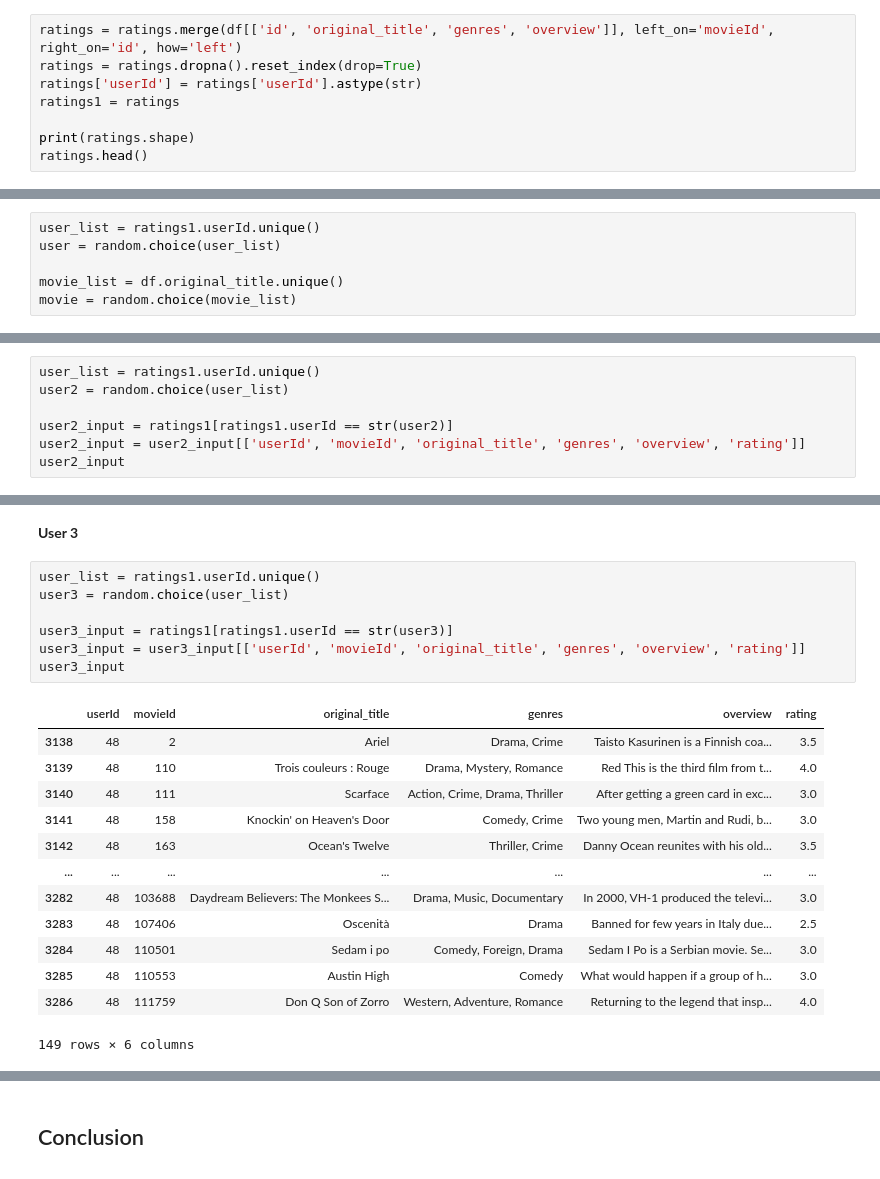
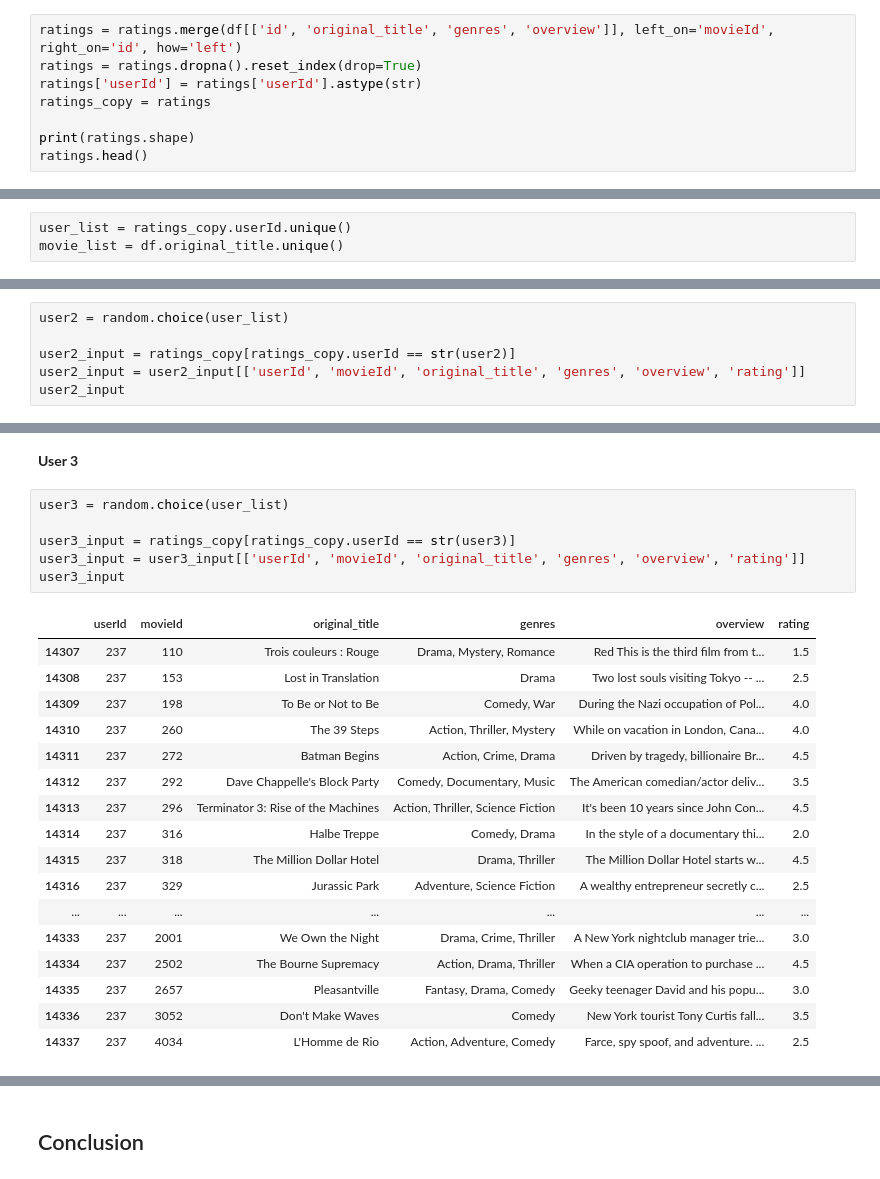
Before and after one commit to ychong4/ychong4.github.io, a Jupyter notebook: Activity 2/Recommender System/Recommender-System-movies.ipynb, the cells around one changed output, grey strips where cells are left out. Drawn from its saved outputs; the diff is of its cells as text.

```diff
--- a/Activity 2/Recommender System/Recommender-System-movies.ipynb
+++ b/Activity 2/Recommender System/Recommender-System-movies.ipynb
@@ -491,7 +499,7 @@ ratings
 ratings = ratings.merge(df[['id', 'original_title', 'genres', 'overview']], left_on='movieId', right_on='id', how='left')
 ratings = ratings.dropna().reset_index(drop=True)
 ratings['userId'] = ratings['userId'].astype(str)
-ratings1 = ratings
+ratings_copy = ratings
 
 print(ratings.shape)
 ratings.head()
@@ -715,6 +802,3 @@ def predict_movie_df(userId, top_n):
 # %%
-user_list = ratings1.userId.unique()
-user = random.choice(user_list)
-
+user_list = ratings_copy.userId.unique()
 movie_list = df.original_title.unique()
-movie = random.choice(movie_list)
@@ -766,10 +862,9 @@ predict_movie_df(user, 5)
 # %% [markdown]
 **User 2**
 # %%
-user_list = ratings1.userId.unique()
 user2 = random.choice(user_list)
 
-user2_input = ratings1[ratings1.userId == str(user2)]
+user2_input = ratings_copy[ratings_copy.userId == str(user2)]
 user2_input = user2_input[['userId', 'movieId', 'original_title', 'genres', 'overview', 'rating']]
 user2_input
 # %% [output]
@@ -798,24 +902,27 @@ predict_movie_df(user2, 5)
 # %% [markdown]
 **User 3**
 # %%
-user_list = ratings1.userId.unique()
 user3 = random.choice(user_list)
 
-user3_input = ratings1[ratings1.userId == str(user3)]
+user3_input = ratings_copy[ratings_copy.userId == str(user3)]
 user3_input = user3_input[['userId', 'movieId', 'original_title', 'genres', 'overview', 'rating']]
 user3_input
 # %% [output]
 |  | userId | movieId | original_title | genres | overview | rating |
-| 3138 | 48 | 2 | Ariel | Drama, Crime | Taisto Kasurinen is a Finnish coa... | 3.5 |
-| 3139 | 48 | 110 | Trois couleurs : Rouge | Drama, Mystery, Romance | Red This is the third film from t... | 4.0 |
-| 3140 | 48 | 111 | Scarface | Action, Crime, Drama, Thriller | After getting a green card in exc... | 3.0 |
-| 3141 | 48 | 158 | Knockin' on Heaven's Door | Comedy, Crime | Two young men, Martin and Rudi, b... | 3.0 |
-| 3142 | 48 | 163 | Ocean's Twelve | Thriller, Crime | Danny Ocean reunites with his old... | 3.5 |
+| 14307 | 237 | 110 | Trois couleurs : Rouge | Drama, Mystery, Romance | Red This is the third film from t... | 1.5 |
+| 14308 | 237 | 153 | Lost in Translation | Drama | Two lost souls visiting Tokyo -- ... | 2.5 |
+| 14309 | 237 | 198 | To Be or Not to Be | Comedy, War | During the Nazi occupation of Pol... | 4.0 |
+| 14310 | 237 | 260 | The 39 Steps | Action, Thriller, Mystery | While on vacation in London, Cana... | 4.0 |
+| 14311 | 237 | 272 | Batman Begins | Action, Crime, Drama | Driven by tragedy, billionaire Br... | 4.5 |
+| 14312 | 237 | 292 | Dave Chappelle's Block Party | Comedy, Documentary, Music | The American comedian/actor deliv... | 3.5 |
+| 14313 | 237 | 296 | Terminator 3: Rise of the Machines | Action, Thriller, Science Fiction | It's been 10 years since John Con... | 4.5 |
+| 14314 | 237 | 316 | Halbe Treppe | Comedy, Drama | In the style of a documentary thi... | 2.0 |
+| 14315 | 237 | 318 | The Million Dollar Hotel | Drama, Thriller | The Million Dollar Hotel starts w... | 4.5 |
+| 14316 | 237 | 329 | Jurassic Park | Adventure, Science Fiction | A wealthy entrepreneur secretly c... | 2.5 |
 | ... | ... | ... | ... | ... | ... | ... |
-| 3282 | 48 | 103688 | Daydream Believers: The Monkees S... | Drama, Music, Documentary | In 2000, VH-1 produced the televi... | 3.0 |
-| 3283 | 48 | 107406 | Oscenità | Drama | Banned for few years in Italy due... | 2.5 |
-| 3284 | 48 | 110501 | Sedam i po | Comedy, Foreign, Drama | Sedam I Po is a Serbian movie. Se... | 3.0 |
-| 3285 | 48 | 110553 | Austin High | Comedy | What would happen if a group of h... | 3.0 |
-| 3286 | 48 | 111759 | Don Q Son of Zorro | Western, Adventure, Romance | Returning to the legend that insp... | 4.0 |
+| 14333 | 237 | 2001 | We Own the Night | Drama, Crime, Thriller | A New York nightclub manager trie... | 3.0 |
+| 14334 | 237 | 2502 | The Bourne Supremacy | Action, Drama, Thriller | When a CIA operation to purchase ... | 4.5 |
+| 14335 | 237 | 2657 | Pleasantville | Fantasy, Drama, Comedy | Geeky teenager David and his popu... | 3.0 |
+| 14336 | 237 | 3052 | Don't Make Waves | Comedy | New York tourist Tony Curtis fall... | 3.5 |
+| 14337 | 237 | 4034 | L'Homme de Rio | Action, Adventure, Comedy | Farce, spy spoof, and adventure. ... | 2.5 |
-149 rows × 6 columns
 # %%
```
Also changed, not shown: parts of 39 cells of this notebook.
